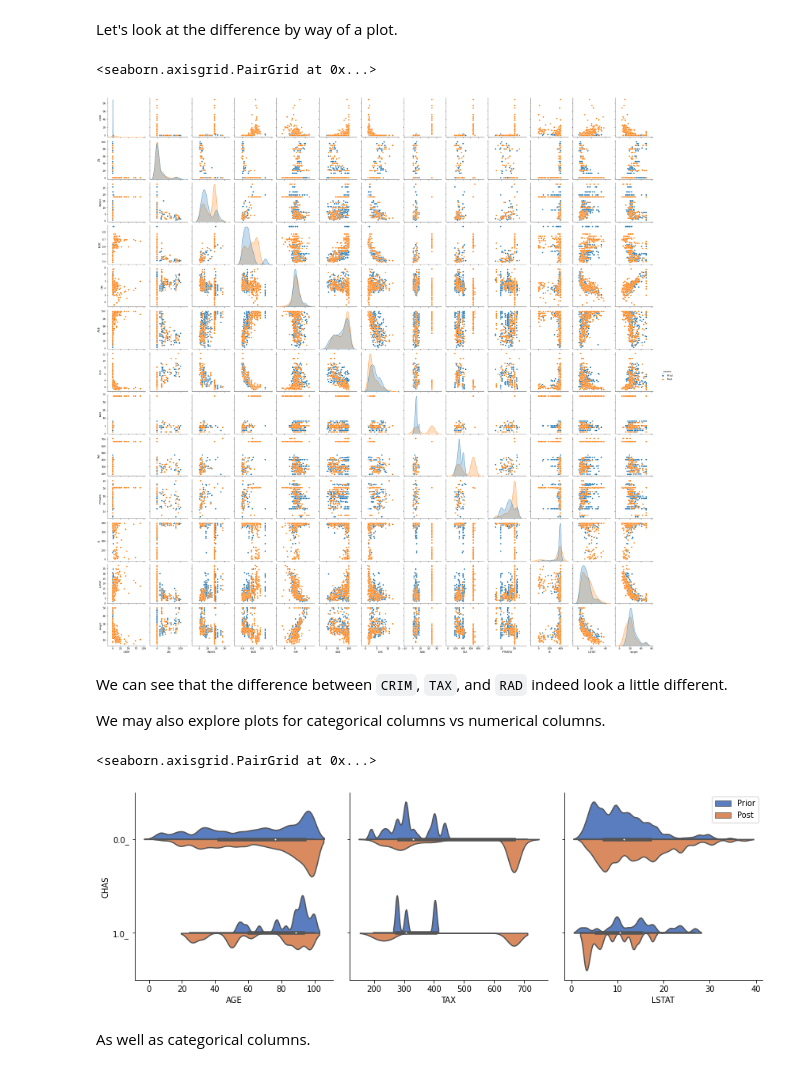
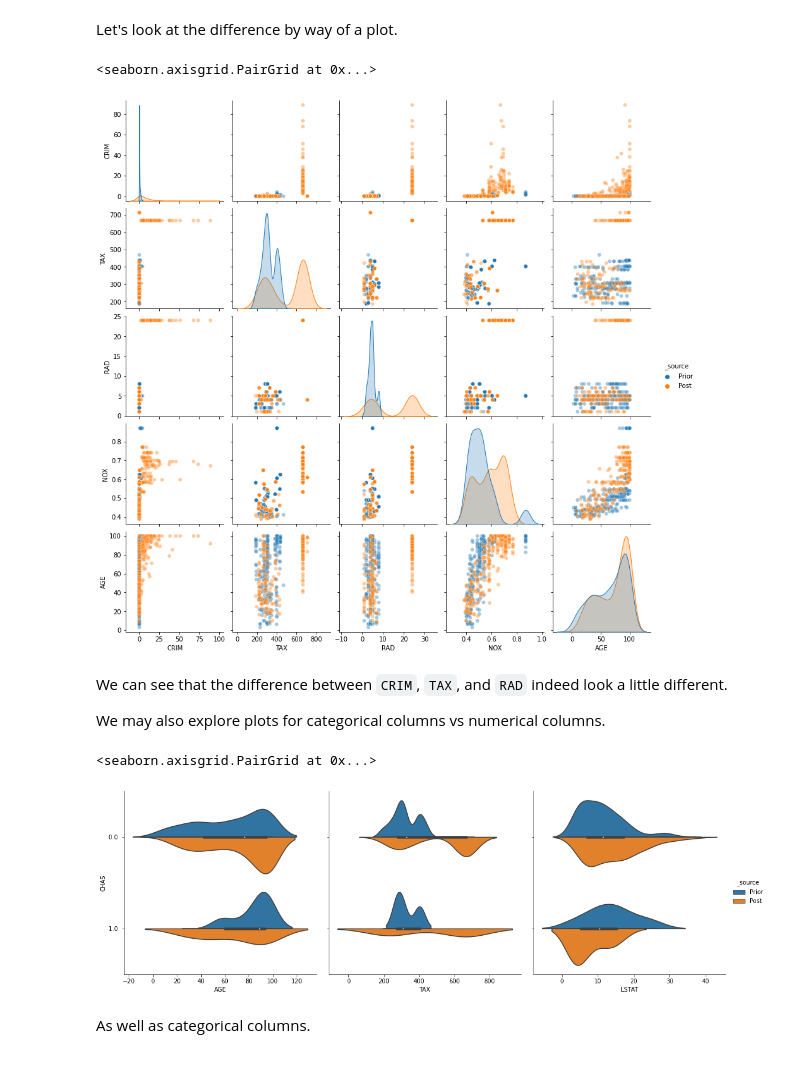
Before and after one commit to kelvnt/data-drift-detector, a Jupyter notebook: examples/example_usage.ipynb, the cells around one changed output. Saved outputs shown, nothing was run; the diff lists cells and outputs as text; code cells hidden in the pictures.

```diff
--- a/examples/example_usage.ipynb
+++ b/examples/example_usage.ipynb
@@ -60,19 +64,27 @@ detector.calculate_drift()
 Let's look at the difference by way of a plot.
 # %%
 # plot numeric columns against each other in a pair grid
-detector.plot_numeric_to_numeric()
+detector.plot_numeric_to_numeric(
+    plot_kws={'alpha': 0.4},
+    diag_kws={'common_norm': False},
+    plot_numeric_columns=['CRIM','TAX','RAD','NOX','AGE']
+)
 # %% [output]
 <seaborn.axisgrid.PairGrid at 0x...>
-[figure, old version]
+[figure, new version]
 # %% [markdown]
 We can see that the difference between `CRIM`, `TAX`, and `RAD` indeed look a little different.
 
 We may also explore plots for categorical columns vs numerical columns.
 # %%
-detector.plot_categorical_to_numeric(plot_numeric_columns = ["AGE", "TAX", "LSTAT"])
+detector.plot_categorical_to_numeric(
+    grid_kws={'height': 5},
+    plot_kws={'scale': 'area'},
+    plot_numeric_columns = ["AGE", "TAX", "LSTAT"]
+)
 # %% [output]
 <seaborn.axisgrid.PairGrid at 0x...>
-[figure, old version]
+[figure, new version]
 # %% [markdown]
 As well as categorical columns.
 # %%
```
Also changed, not shown: parts of 6 cells of this notebook, 1 other file.
